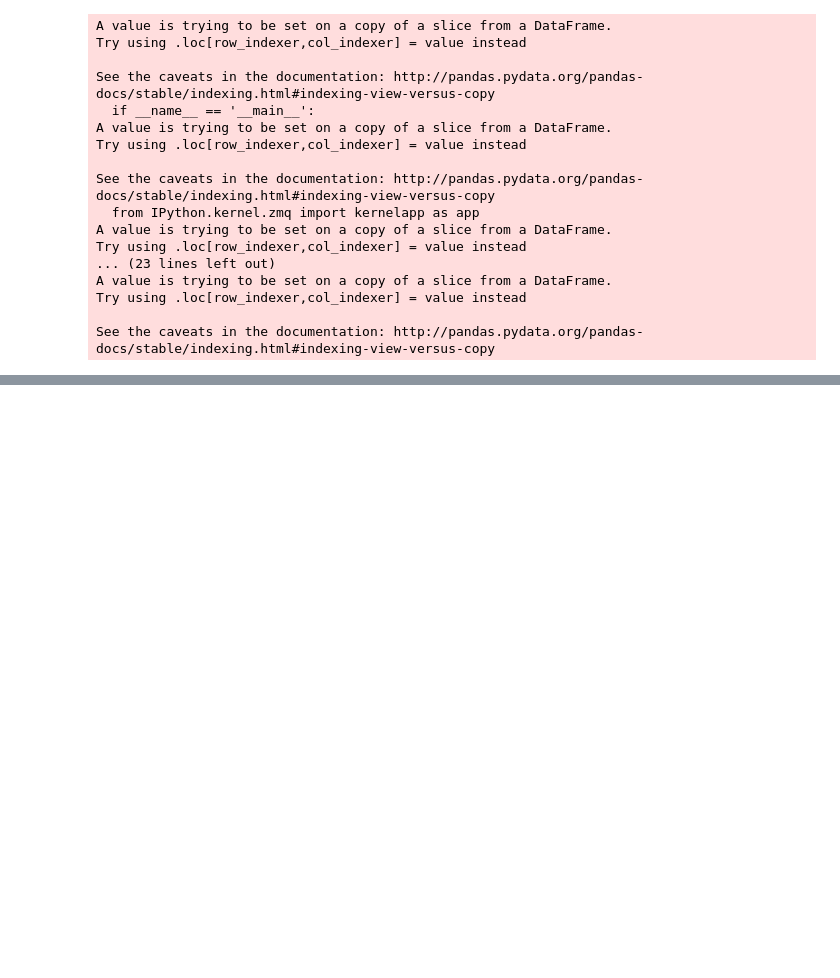
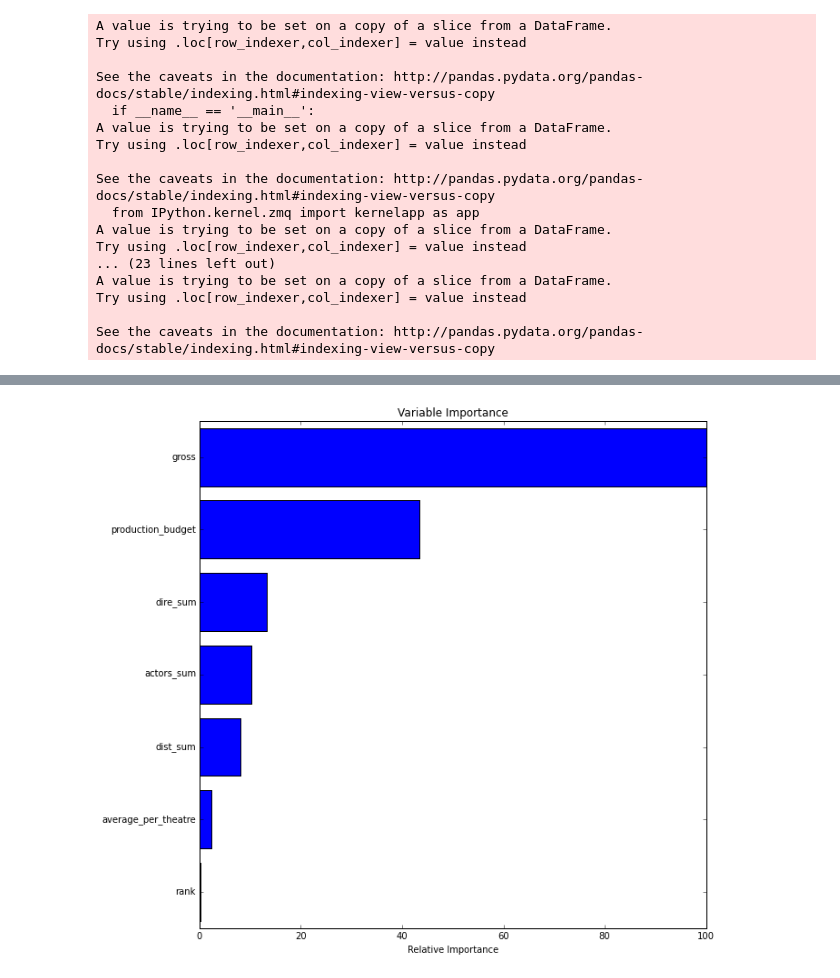
Before and after one commit to Hongtian22/capstone_project, a Jupyter notebook: Code/try.ipynb, the cells around one changed output, grey strips where cells are left out. Saved outputs shown, nothing was run; the diff lists cells and outputs as text; code cells hidden in the pictures; blank space fills up the shorter version.

```diff
--- a/Code/try.ipynb
+++ b/Code/try.ipynb
@@ -703,0 +848,9 @@ db.test.find_one()
+# %%
+def rerank(x):
+    return x*500
+X['rank'] = X['rank'].apply(rerank)
+X_train, X_test, y_train, y_test = train_test_split(X, y, test_size=0.3)
+params = {'max_depth': 5, 'min_samples_split': 1,
+          'learning_rate': 0.01, 'loss': 'ls'}
+clf = ensemble.GradientBoostingRegressor(**params)
+clf.fit(X_train, y_train)
@@ -703,0 +865,14 @@ db.test.find_one()
+# %%
+feature_importance = clf.feature_importances_
+feature_importance = 100.0 * (feature_importance / feature_importance.max())
+sorted_idx = np.argsort(feature_importance)
+pos = np.arange(sorted_idx.shape[0]) + .5
+#plt.subplot(1, 2, 2)
+fig = plt.figure(figsize = (10,10))
+plt.barh(pos, feature_importance[sorted_idx], align='center')
+plt.yticks(pos, X_train.columns[sorted_idx])
+plt.xlabel('Relative Importance')
+plt.title('Variable Importance')
+plt.show()
+# %% [output]
+[figure, added]
```
Also changed, not shown: parts of 65 cells of this notebook.
